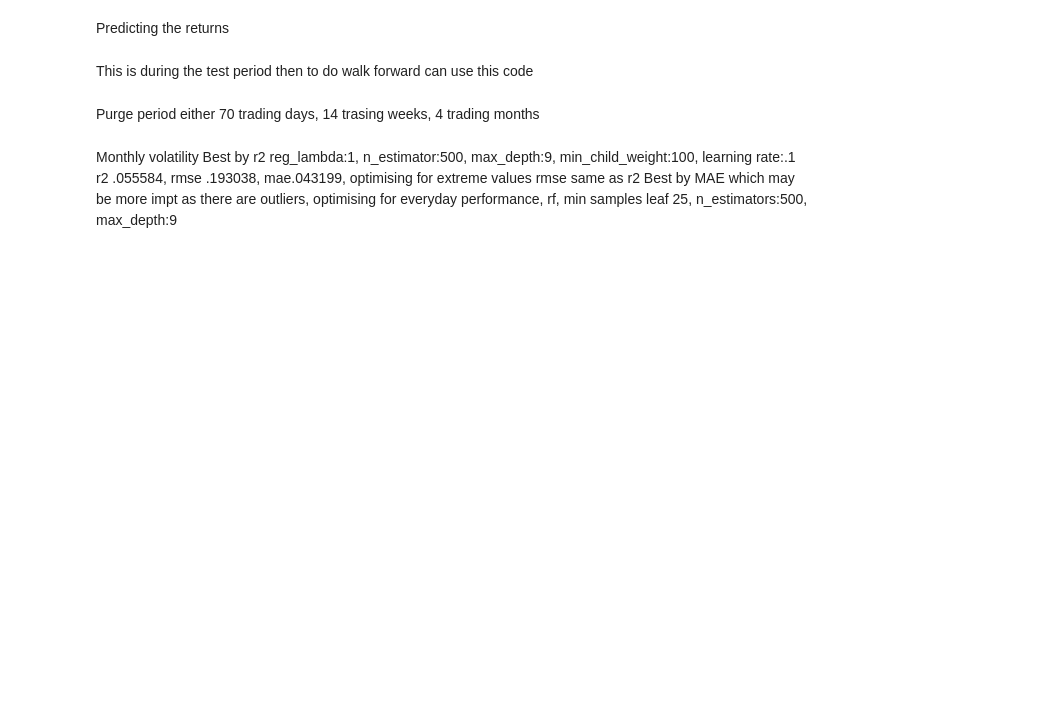
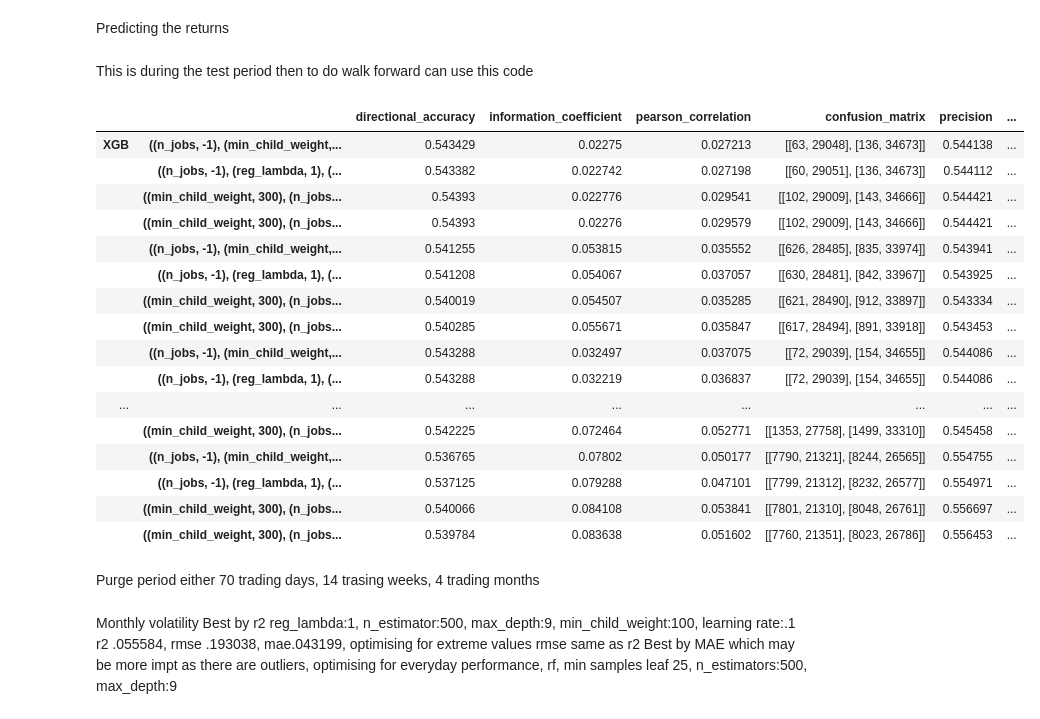
Before and after one commit to rileyteo/dse4212_portfolio_optimisation, a Jupyter notebook: test.ipynb, the cells around one changed output. Drawn from its saved outputs; the diff is of its cells as text; code cells hidden in the pictures; blank space fills up the shorter version.

```diff
--- a/test.ipynb
+++ b/test.ipynb
@@ -43,4 +28,26 @@ Predicting the returns
 # predicted = predictor.predict_all_test_returns(os.listdir('src/data')[os.listdir('src/data').index('2017-02-08.pkl'):])
 # %% [markdown]
 This is during the test period then to do walk forward can use this code
+# %%
+with open('src/cv_results/weekly_ret_model_results.pkl', 'rb') as f:
+    results_df = pickle.load(f)
+results_df.iloc[27:]
+# %% [output]
+|  |  | directional_accuracy | information_coefficient | pearson_correlation | confusion_matrix | precision | ... |
+| XGB | ((n_jobs, -1), (min_child_weight,... | 0.543429 | 0.02275 | 0.027213 | [[63, 29048], [136, 34673]] | 0.544138 | ... |
+|  | ((n_jobs, -1), (reg_lambda, 1), (... | 0.543382 | 0.022742 | 0.027198 | [[60, 29051], [136, 34673]] | 0.544112 | ... |
+|  | ((min_child_weight, 300), (n_jobs... | 0.54393 | 0.022776 | 0.029541 | [[102, 29009], [143, 34666]] | 0.544421 | ... |
+|  | ((min_child_weight, 300), (n_jobs... | 0.54393 | 0.02276 | 0.029579 | [[102, 29009], [143, 34666]] | 0.544421 | ... |
+|  | ((n_jobs, -1), (min_child_weight,... | 0.541255 | 0.053815 | 0.035552 | [[626, 28485], [835, 33974]] | 0.543941 | ... |
+|  | ((n_jobs, -1), (reg_lambda, 1), (... | 0.541208 | 0.054067 | 0.037057 | [[630, 28481], [842, 33967]] | 0.543925 | ... |
+|  | ((min_child_weight, 300), (n_jobs... | 0.540019 | 0.054507 | 0.035285 | [[621, 28490], [912, 33897]] | 0.543334 | ... |
+|  | ((min_child_weight, 300), (n_jobs... | 0.540285 | 0.055671 | 0.035847 | [[617, 28494], [891, 33918]] | 0.543453 | ... |
+|  | ((n_jobs, -1), (min_child_weight,... | 0.543288 | 0.032497 | 0.037075 | [[72, 29039], [154, 34655]] | 0.544086 | ... |
+|  | ((n_jobs, -1), (reg_lambda, 1), (... | 0.543288 | 0.032219 | 0.036837 | [[72, 29039], [154, 34655]] | 0.544086 | ... |
+| ... | ... | ... | ... | ... | ... | ... | ... |
+|  | ((min_child_weight, 300), (n_jobs... | 0.542225 | 0.072464 | 0.052771 | [[1353, 27758], [1499, 33310]] | 0.545458 | ... |
+|  | ((n_jobs, -1), (min_child_weight,... | 0.536765 | 0.07802 | 0.050177 | [[7790, 21321], [8244, 26565]] | 0.554755 | ... |
+|  | ((n_jobs, -1), (reg_lambda, 1), (... | 0.537125 | 0.079288 | 0.047101 | [[7799, 21312], [8232, 26577]] | 0.554971 | ... |
+|  | ((min_child_weight, 300), (n_jobs... | 0.540066 | 0.084108 | 0.053841 | [[7801, 21310], [8048, 26761]] | 0.556697 | ... |
+|  | ((min_child_weight, 300), (n_jobs... | 0.539784 | 0.083638 | 0.051602 | [[7760, 21351], [8023, 26786]] | 0.556453 | ... |
 # %%
```
Also changed, not shown: parts of 5 cells of this notebook.
